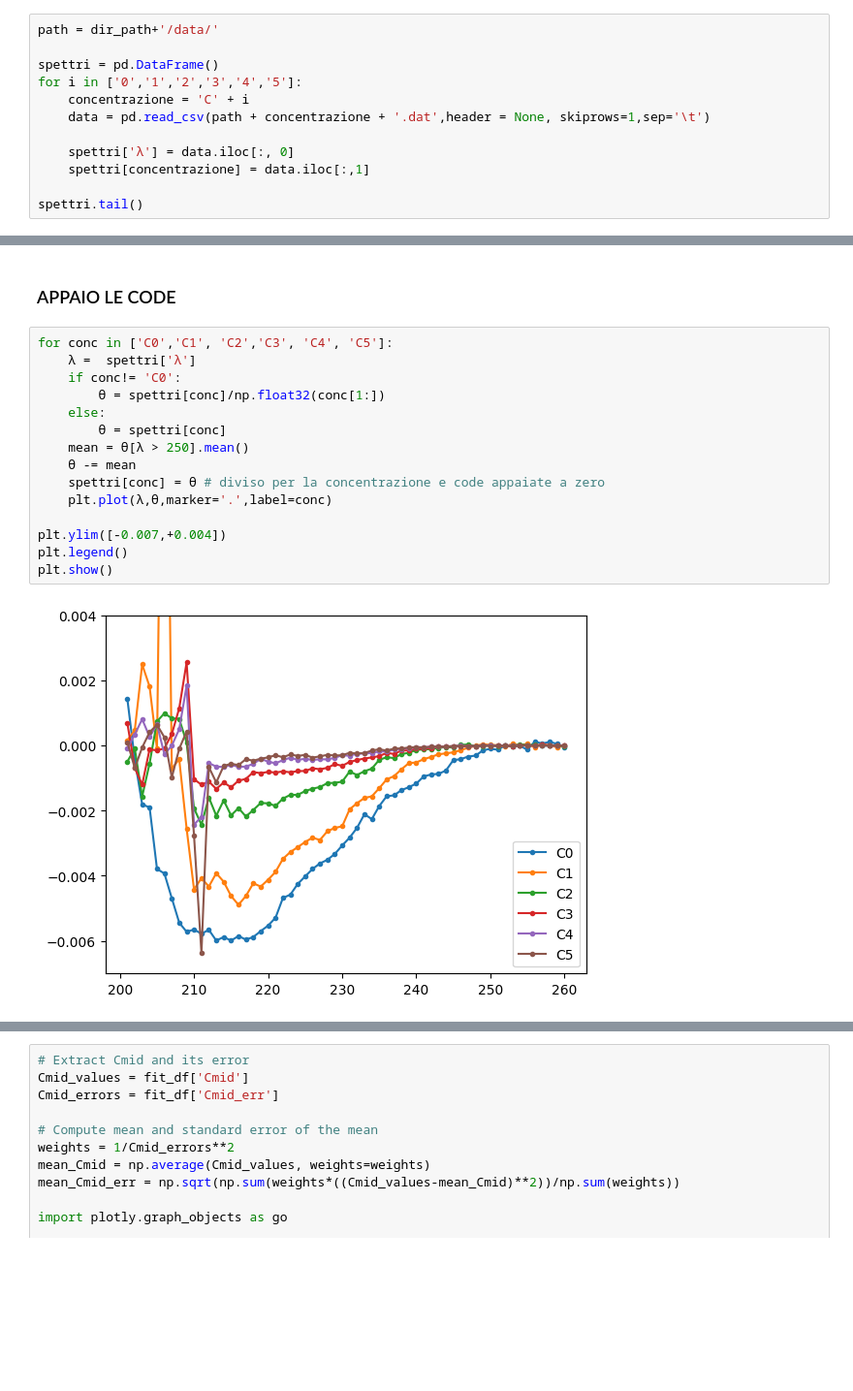
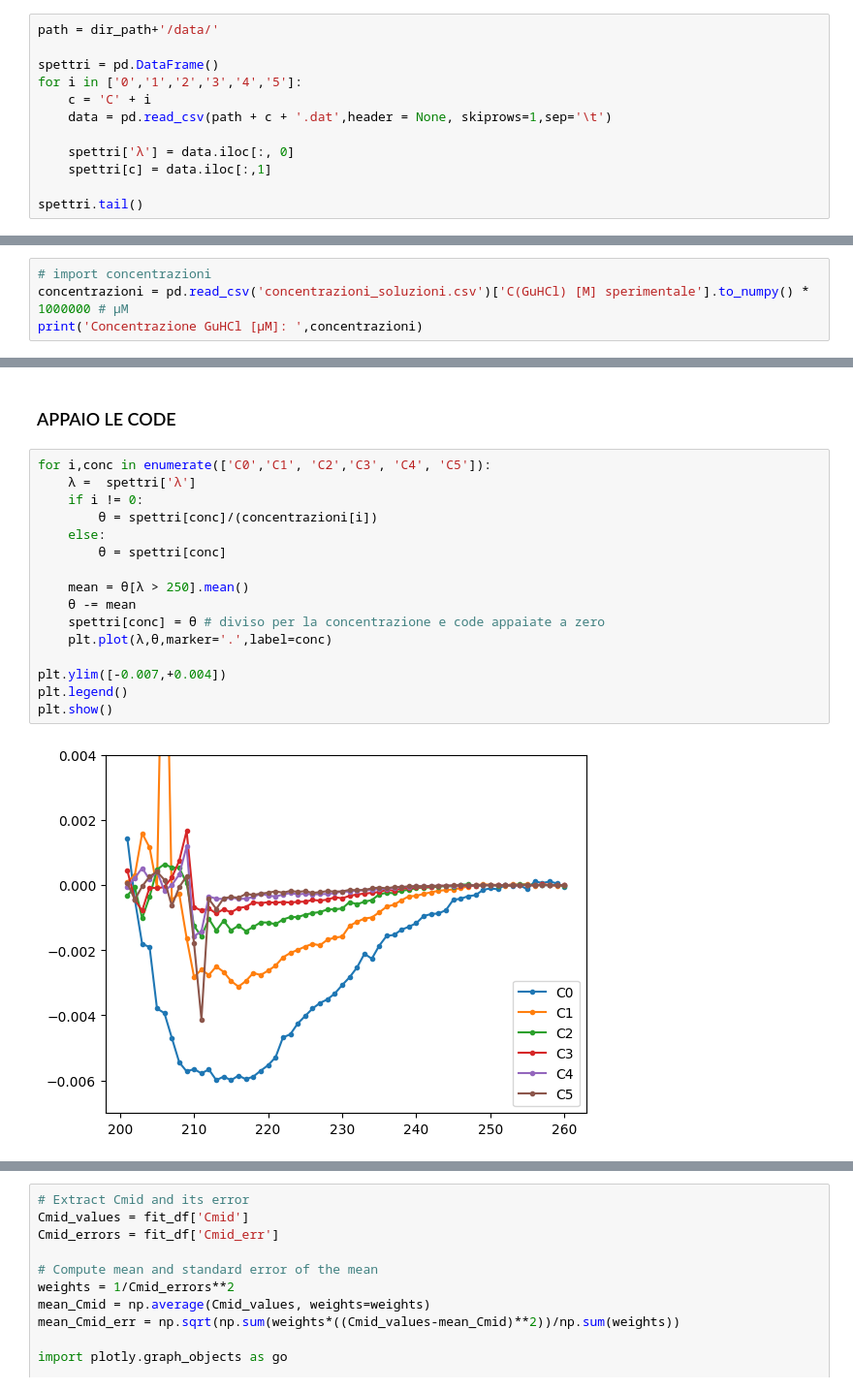
Before and after one commit to CarminatiGiovanni/LaboratorioBiofisica, a Jupyter notebook: DICROISMO/denaturazione.ipynb, the cells around one changed output, grey strips where cells are left out. Shown at 97% size. Cells and saved outputs as stored; diff of their text form; blank space fills up the shorter version.

```diff
--- a/DICROISMO/denaturazione.ipynb
+++ b/DICROISMO/denaturazione.ipynb
@@ -14,11 +15,11 @@ path = dir_path+'/data/'
 
 spettri = pd.DataFrame()
 for i in ['0','1','2','3','4','5']:
-    concentrazione = 'C' + i
-    data = pd.read_csv(path + concentrazione + '.dat',header = None, skiprows=1,sep='\t')
+    c = 'C' + i
+    data = pd.read_csv(path + c + '.dat',header = None, skiprows=1,sep='\t')
 
     spettri['λ'] = data.iloc[:, 0]
-    spettri[concentrazione] = data.iloc[:,1]
+    spettri[c] = data.iloc[:,1]
 
 spettri.tail()
 # %% [output]
@@ -28,3 +29,7 @@ spettri.tail()
 | 57 | 203 | -0.02256 | -0.01913 | -0.02492 | -0.02548 | -0.01868 | -0.02221 |
 | 58 | 202 | -0.02118 | -0.02115 | -0.02197 | -0.02395 | -0.02055 | -0.02537 |
 | 59 | 201 | -0.01932 | -0.02146 | -0.02278 | -0.01982 | -0.02226 | -0.02139 |
+# %%
+# import concentrazioni
+concentrazioni = pd.read_csv('concentrazioni_soluzioni.csv')['C(GuHCl) [M] sperimentale'].to_numpy() * 1000000 # μM
+print('Concentrazione GuHCl [μM]: ',concentrazioni)
@@ -42,22 +49,23 @@ plt.show()
 # %% [markdown]
 ### APPAIO LE CODE
 # %%
-for conc in ['C0','C1', 'C2','C3', 'C4', 'C5']:
+for i,conc in enumerate(['C0','C1', 'C2','C3', 'C4', 'C5']):
     λ =  spettri['λ']
-    if conc!= 'C0':
-        θ = spettri[conc]/np.float32(conc[1:])
+    if i != 0:
+        θ = spettri[conc]/(concentrazioni[i])
     else:
         θ = spettri[conc]
+
     mean = θ[λ > 250].mean()
     θ -= mean
     spettri[conc] = θ # diviso per la concentrazione e code appaiate a zero
     plt.plot(λ,θ,marker='.',label=conc)
 
 plt.ylim([-0.007,+0.004])
 plt.legend()
 plt.show()
 # %% [output]
-[figure, old version]
+[figure, new version]
 # %%
 λ = spettri['λ']
 
```
Also changed, not shown: parts of 8 cells of this notebook, 2 other files.
